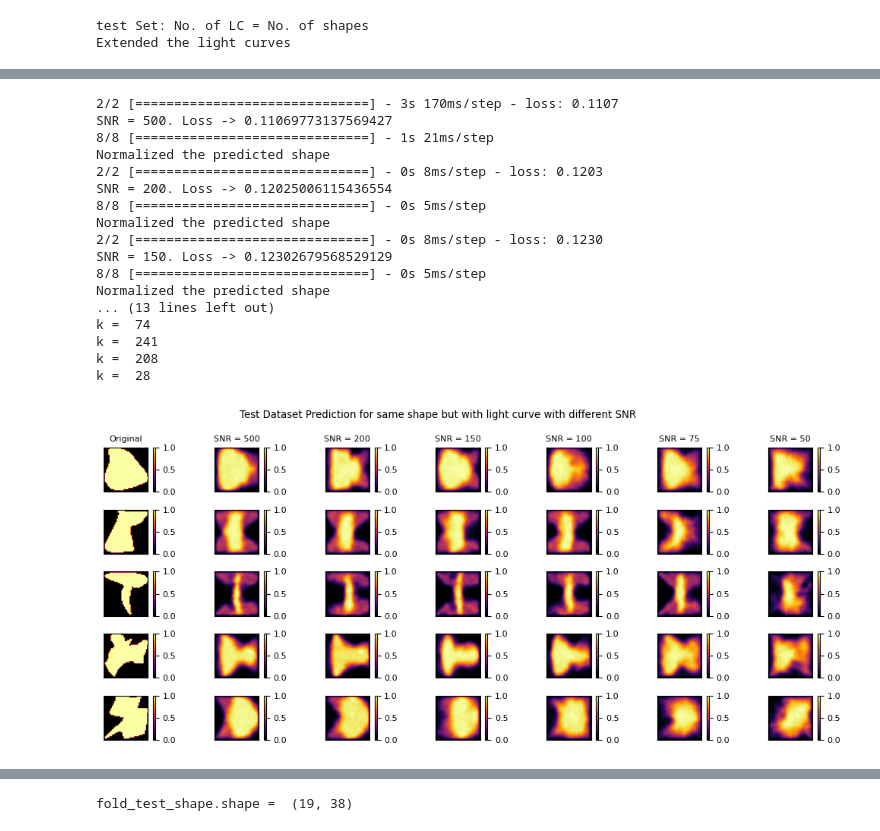
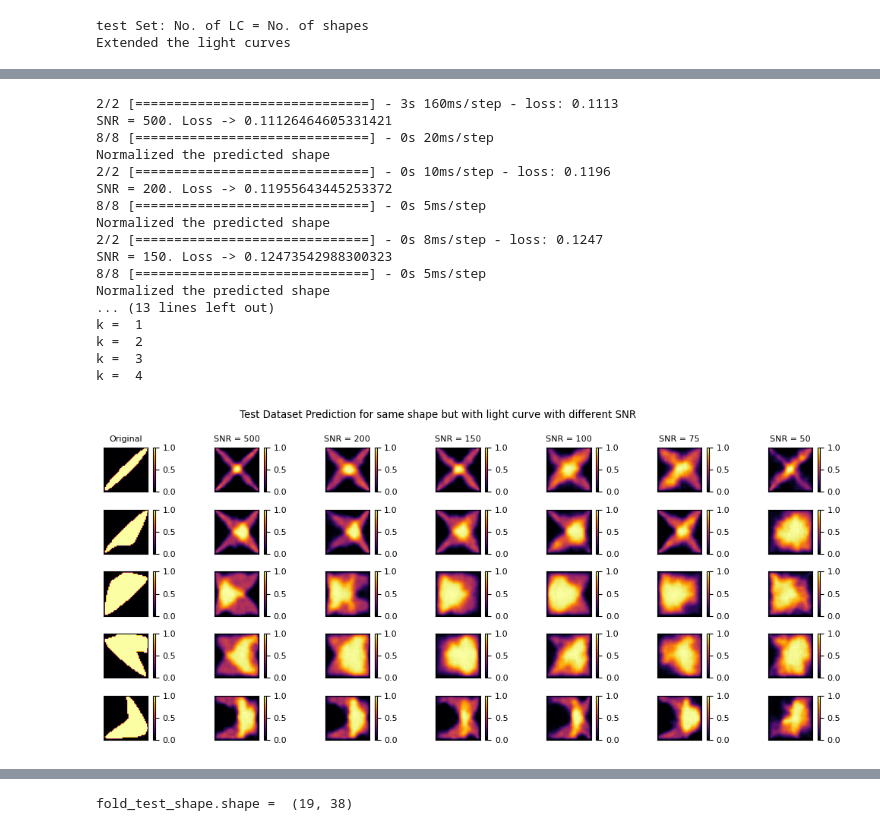
Before and after one commit to abrahammathews2000/mega, a Jupyter notebook: ml_training/calc_MSE_predict_shapes.ipynb, the cells around one changed output, grey strips where cells are left out. Saved outputs shown, nothing was run; the diff lists cells and outputs as text; code cells hidden in the pictures.

```diff
--- a/ml_training/calc_MSE_predict_shapes.ipynb
+++ b/ml_training/calc_MSE_predict_shapes.ipynb
@@ -164,7 +164,7 @@ temp = np.linspace(0, len(test_lc_scaled_append)-1,len(test_lc_scaled_append))
 index_test_array = np.random.choice(temp, size=(num,), replace=False)
 
 for i in range(num):
-    k =  int(index_test_array[i]) # random.randint(0, len(test_lc_scaled_append)-1) # i
+    k =  i # int(index_test_array[i]) # random.randint(0, len(test_lc_scaled_append)-1) # i
     print("k = ",k)
     ax[i][0].tick_params(left = False, right = False , labelleft = False ,labelbottom = False, bottom = False)
     ax[i][1].tick_params(left = False, right = False , labelleft = False ,labelbottom = False, bottom = False)
@@ -205,21 +205,21 @@ Extended the light curves
-2/2 [==============================] - 3s 170ms/step - loss: 0.1107
-SNR = 500. Loss -> 0.11069773137569427
-8/8 [==============================] - 1s 21ms/step
+2/2 [==============================] - 3s 160ms/step - loss: 0.1113
+SNR = 500. Loss -> 0.11126464605331421
+8/8 [==============================] - 0s 20ms/step
 Normalized the predicted shape
-2/2 [==============================] - 0s 8ms/step - loss: 0.1203
-SNR = 200. Loss -> 0.12025006115436554
+2/2 [==============================] - 0s 10ms/step - loss: 0.1196
+SNR = 200. Loss -> 0.11955643445253372
 8/8 [==============================] - 0s 5ms/step
 Normalized the predicted shape
-2/2 [==============================] - 0s 8ms/step - loss: 0.1230
-SNR = 150. Loss -> 0.12302679568529129
+2/2 [==============================] - 0s 8ms/step - loss: 0.1247
+SNR = 150. Loss -> 0.12473542988300323
 8/8 [==============================] - 0s 5ms/step
 Normalized the predicted shape
 ... (13 lines left out)
-k =  74
-k =  241
-k =  208
-k =  28
+k =  1
+k =  2
+k =  3
+k =  4
-[figure, old version]
+[figure, new version]
 # %%
 # Verification
 # Plot - Test LCs
```
Also changed, not shown: parts of 5 cells of this notebook.
